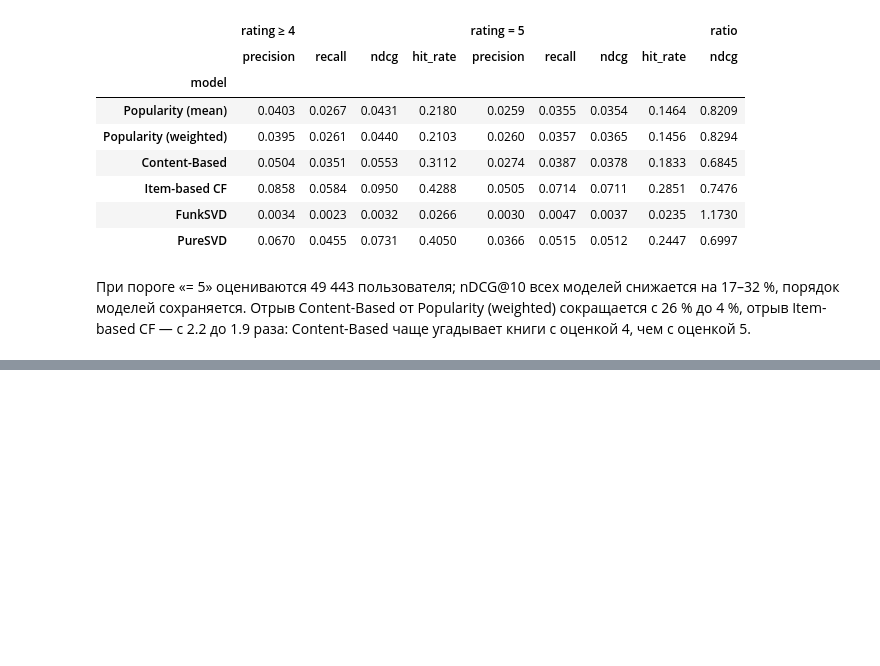
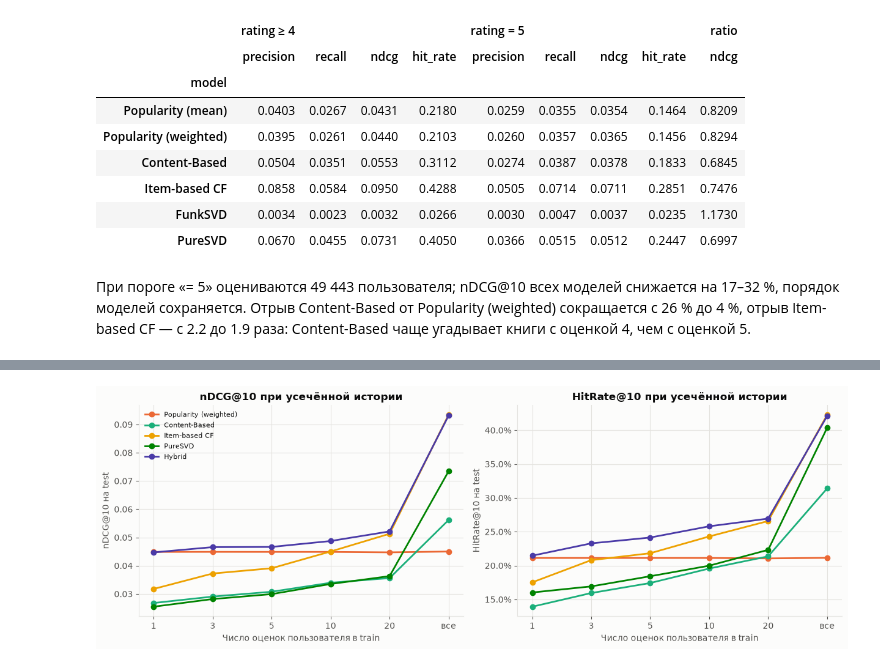
Before and after one commit to a-kapset/Rec_Systems_HW1, a Jupyter notebook: notebooks/goodbooks_recsys.ipynb, the cells around one changed output, grey strips where cells are left out. Saved outputs shown, nothing was run; the diff lists cells and outputs as text; code cells hidden in the pictures; blank space fills up the shorter version.

```diff
--- a/notebooks/goodbooks_recsys.ipynb
+++ b/notebooks/goodbooks_recsys.ipynb
@@ -1193,0 +1255,12 @@ threshold_table
+# %%
+valid_items_train, valid_new_books = cold_start.hide_items(inner.train)
+valid_item_models = cold_start.fit_models(
+    valid_items_train, dataset.books, book_tags, pure_svd=False
+)
+gamma_table = cold_start.evaluate_new_item_weights(
+    valid_item_models,
+    cold_start.with_train(valid_set, valid_items_train),
+    valid_new_books,
+    (0, 0.3, 0.35, 0.4, 0.5, 0.7, 1.0),
+)
+gamma_table.assign(ndcg_loss=1 - gamma_table["ndcg"] / gamma_table.loc["Hybrid (γ=0)", "ndcg"])
@@ -1193,0 +1283,9 @@ threshold_table
+# %%
+hybrid = Hybrid(
+    final_models["Item-based CF"], final_models["Content-Based"], final_models["Popularity (weighted)"]
+).fit(outer.train, fit_components=False)
+hybrid_recs, hybrid_seconds = evaluation.recommend_all({"Hybrid": hybrid}, test_set)
+hybrid_table = evaluation.compare_recommendations(hybrid_recs, test_set)
+pd.concat([test_table.loc[["Popularity (weighted)", "Item-based CF"]], hybrid_table]).xs(
+    10, level="k"
+)[columns + ["map", "mean_popularity"]]
@@ -1193,0 +1318,14 @@ threshold_table
+# %%
+cold_users = cold_start.sample_users(test_set.user_ids)
+test_histories = cold_start.evaluate_histories(
+    outer.train, test_set, cold_users, dataset.books, book_tags
+)
+cold_full_models = {
+    name: final_models[name]
+    for name in ("Popularity (weighted)", "Content-Based", "Item-based CF", "PureSVD")
+} | {"Hybrid": hybrid}
+cold_full = cold_start.evaluate_models(cold_full_models, evaluation.subset(test_set, cold_users))
+cold_table = pd.concat([test_histories, pd.concat({"все": cold_full}, names=["history"]).swaplevel()])
+cold_table.reset_index().pivot_table(
+    index="model", columns="history", values=["ndcg", "hit_rate", "coverage"], sort=False
+)
@@ -1193,0 +1341,6 @@ threshold_table
+# %%
+fig = plots.plot_cold_start(cold_table)
+plots.save_figure(fig, "cold_start_users")
+plt.show()
+# %% [output]
+[figure, added]
```
Also changed, not shown: parts of 23 cells of this notebook, 8 other files.
